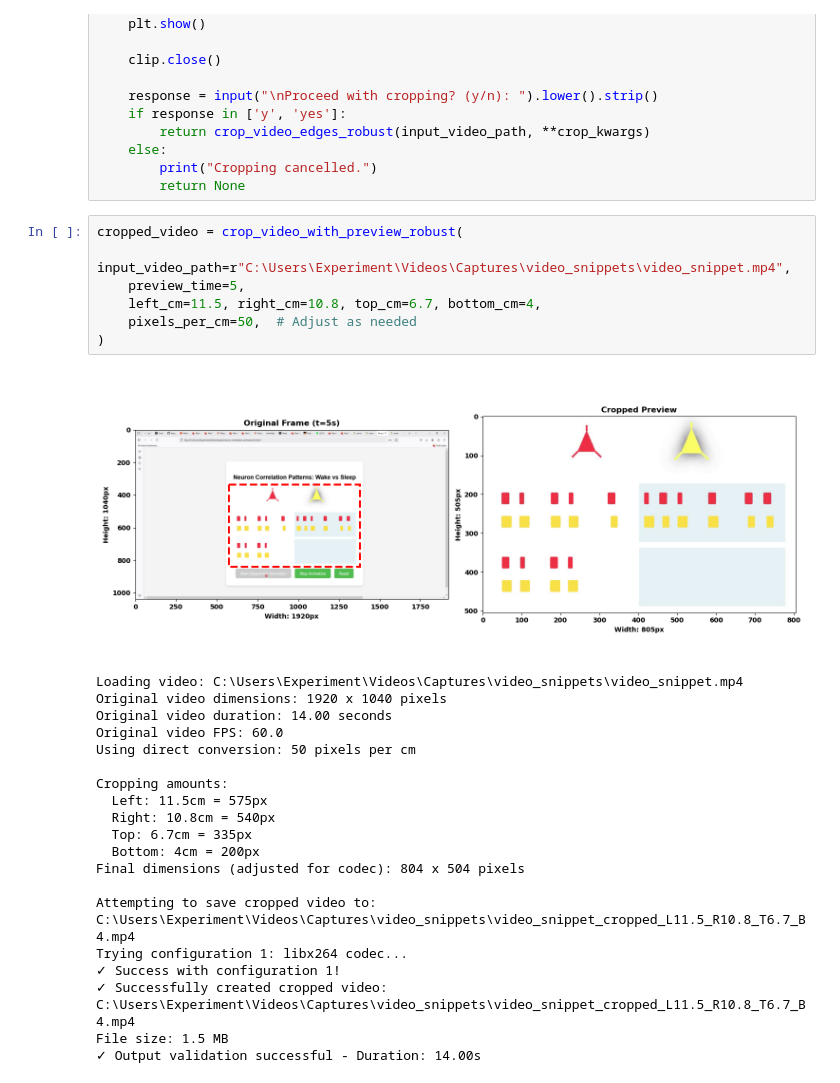
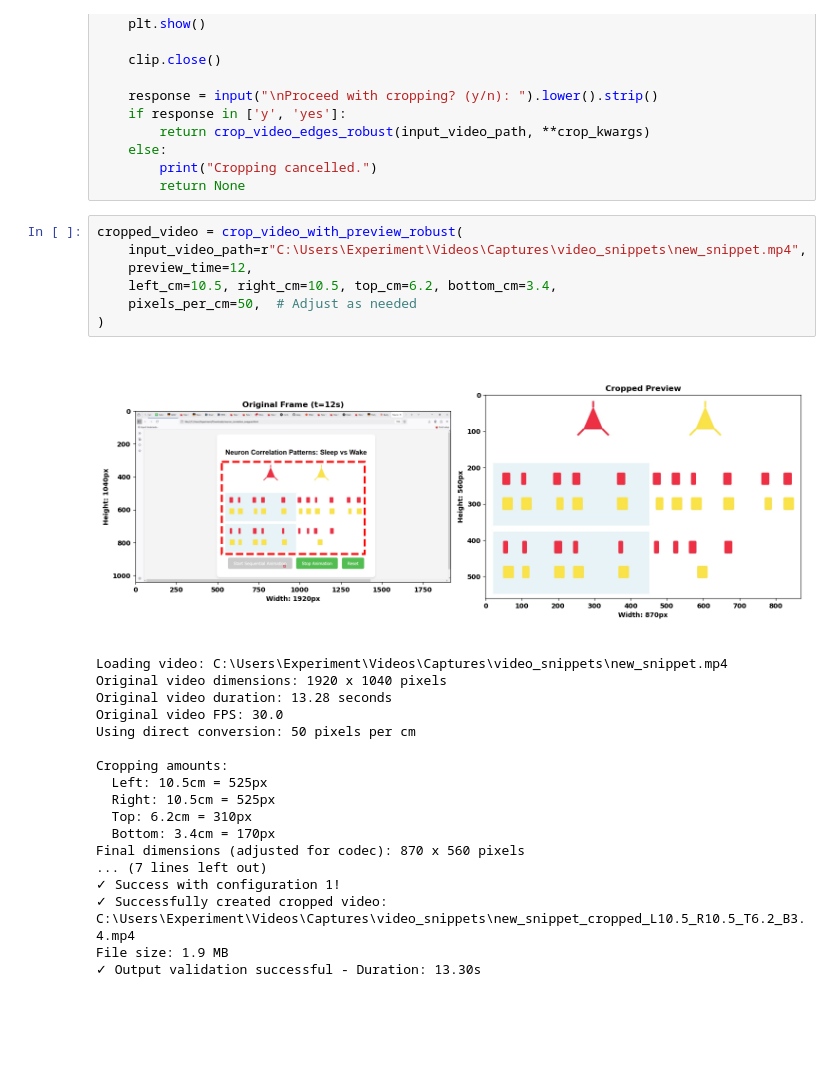
Before and after one commit to Joschua21/sleep_analysis_pipeline, a Jupyter notebook: pixel_diff_pipeline.ipynb, the cells around one changed output. Cells and saved outputs as stored; diff of their text form; blank space fills up the shorter version.

Commit message:
Changes to plotting etc. Should be an OK version. Will check later

```diff
--- a/pixel_diff_pipeline.ipynb
+++ b/pixel_diff_pipeline.ipynb
@@ -529,29 +910,27 @@ def crop_video_with_preview_robust(input_video_path, preview_time=5, **crop_kwar
         return None
 # %%
 cropped_video = crop_video_with_preview_robust(
-    input_video_path=r"C:\Users\Experiment\Videos\Captures\video_snippets\video_snippet.mp4",
-    preview_time=5,
-    left_cm=11.5, right_cm=10.8, top_cm=6.7, bottom_cm=4,
+    input_video_path=r"C:\Users\Experiment\Videos\Captures\video_snippets\new_snippet.mp4",
+    preview_time=12,
+    left_cm=10.5, right_cm=10.5, top_cm=6.2, bottom_cm=3.4,
     pixels_per_cm=50,  # Adjust as needed
 )
 # %% [output]
-[figure, old version]
+[figure, new version]
-Loading video: C:\Users\Experiment\Videos\Captures\video_snippets\video_snippet.mp4
+Loading video: C:\Users\Experiment\Videos\Captures\video_snippets\new_snippet.mp4
 Original video dimensions: 1920 x 1040 pixels
-Original video duration: 14.00 seconds
-Original video FPS: 60.0
+Original video duration: 13.28 seconds
+Original video FPS: 30.0
 Using direct conversion: 50 pixels per cm
 
 Cropping amounts:
-  Left: 11.5cm = 575px
-  Right: 10.8cm = 540px
-  Top: 6.7cm = 335px
-  Bottom: 4cm = 200px
-Final dimensions (adjusted for codec): 804 x 504 pixels
-
-Attempting to save cropped video to: C:\Users\Experiment\Videos\Captures\video_snippets\video_snippet_cropped_L11.5_R10.8_T6.7_B4.mp4
-Trying configuration 1: libx264 codec...
+  Left: 10.5cm = 525px
+  Right: 10.5cm = 525px
+  Top: 6.2cm = 310px
+  Bottom: 3.4cm = 170px
+Final dimensions (adjusted for codec): 870 x 560 pixels
+... (7 lines left out)
 ✓ Success with configuration 1!
-✓ Successfully created cropped video: C:\Users\Experiment\Videos\Captures\video_snippets\video_snippet_cropped_L11.5_R10.8_T6.7_B4.mp4
-File size: 1.5 MB
-✓ Output validation successful - Duration: 14.00s
+✓ Successfully created cropped video: C:\Users\Experiment\Videos\Captures\video_snippets\new_snippet_cropped_L10.5_R10.5_T6.2_B3.4.mp4
+File size: 1.9 MB
+✓ Output validation successful - Duration: 13.30s
```
Also changed, not shown: parts of 5 cells of this notebook, 3 other files.
